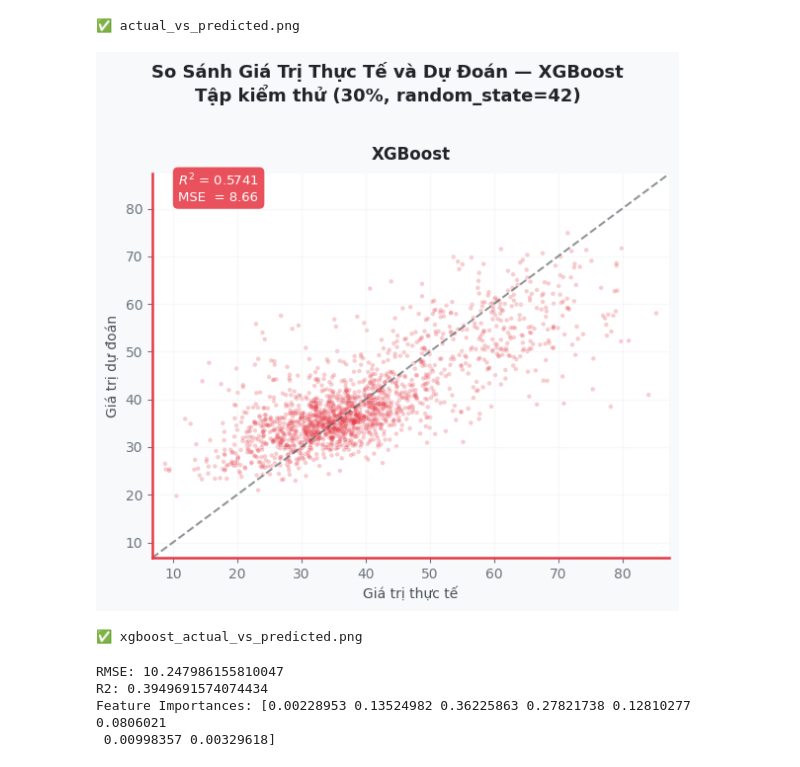
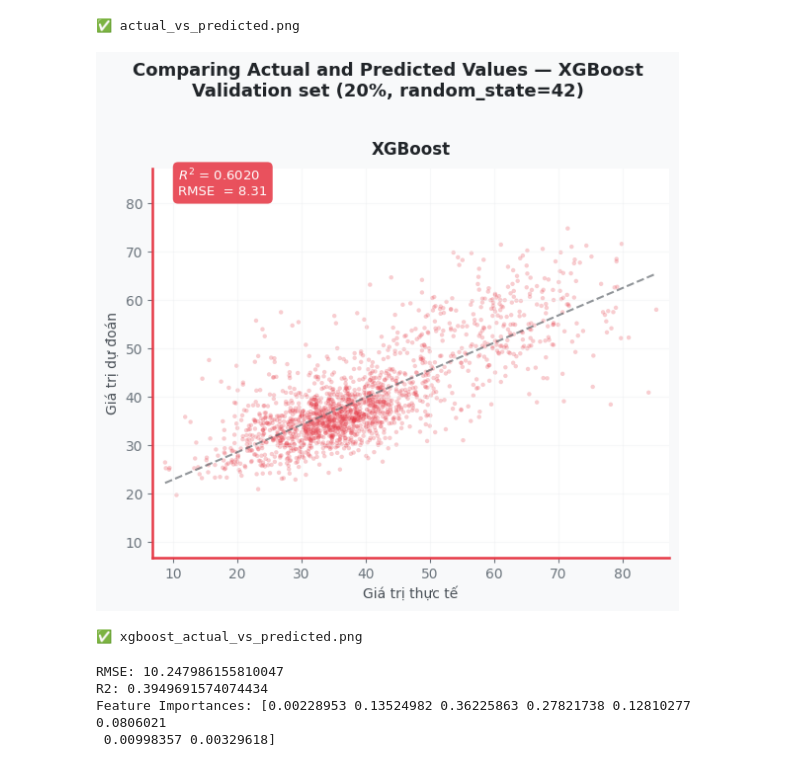
Before and after one commit to baolam/heart-disease-analysis, a Jupyter notebook: processing/draw_for_report copy.ipynb, the cells around one changed output. Cells and saved outputs as stored; diff of their text form; code cells hidden in the pictures.

```diff
--- a/processing/draw_for_report copy.ipynb
+++ b/processing/draw_for_report copy.ipynb
@@ -1680,7 +1685,11 @@ import numpy as np
 import matplotlib.pyplot as plt
 
 # Chỉ giữ XGBoost
-model_pred = (y_pred_xgb, ACCENT, 'XGBoost', 0.5741, 8.66)
+model_pred = (y_pred_xgb, ACCENT, 'XGBoost', 0.6020, 8.31)
+
+a, b = np.polyfit(y_test, yp, 1)
+x_line = np.linspace(y_test.min(), y_test.max(), 100)
+y_line = a * x_line + b
 
 fig, ax = plt.subplots(figsize=(6, 5.5))
 fig.patch.set_facecolor('#F8F9FA')
@@ -1695,7 +1704,7 @@ ax.scatter(y_test, yp, alpha=0.25, s=10,
 # Đường y = x
 lo = min(float(y_test.min()), float(np.array(yp).min())) - 2
 hi = max(float(y_test.max()), float(np.array(yp).max())) + 2
-ax.plot([lo, hi], [lo, hi], color='#495057',
+ax.plot(x_line, y_line, color='#495057',
         linestyle='--', linewidth=1.5, alpha=0.6)
 ax.set_xlim(lo, hi)
 ax.set_ylim(lo, hi)
@@ -1708,38 +1717,38 @@ ax.set_title(name, fontsize=12, fontweight='bold',
 
 # Box thông số
 ax.text(0.05, 0.93,
-        f'$R^2$ = {r2:.4f}\nMSE  = {mse:.2f}',
+        f'$R^2$ = {r2:.4f}\nRMSE  = {mse:.2f}',
         transform=ax.transAxes, fontsize=9.5,
         color='white',
         bbox=dict(boxstyle='round,pad=0.4',
                   facecolor=color, alpha=0.88,
                   edgecolor='none'))
 
 # Style
 ax.spines['top'].set_visible(False)
 ax.spines['right'].set_visible(False)
 ax.grid(True, alpha=0.35, linewidth=0.8)
 
 # Viền highlight
 for sp in ax.spines.values():
     sp.set_edgecolor(color)
     sp.set_linewidth(1.8)
 
 # Title chung
 fig.suptitle(
-    'So Sánh Giá Trị Thực Tế và Dự Đoán — XGBoost\n'
-    'Tập kiểm thử (30%, random_state=42)',
+    'Comparing Actual and Predicted Values — XGBoost\n'
+    'Validation set (20%, random_state=42)',
     fontsize=13, fontweight='bold', color='#212529', y=1.02
 )
 
 plt.tight_layout()
 plt.savefig('xgboost_actual_vs_predicted.png', dpi=180,
             bbox_inches='tight', facecolor='#F8F9FA')
 plt.show()
 
 print("✅ xgboost_actual_vs_predicted.png")
 # %% [output]
-[figure, old version]
+[figure, new version]
 ✅ xgboost_actual_vs_predicted.png
 # %%
 from sklearn.ensemble import ExtraTreesRegressor
```
Also changed, not shown: parts of 1 cell of this notebook, 7 other files.
